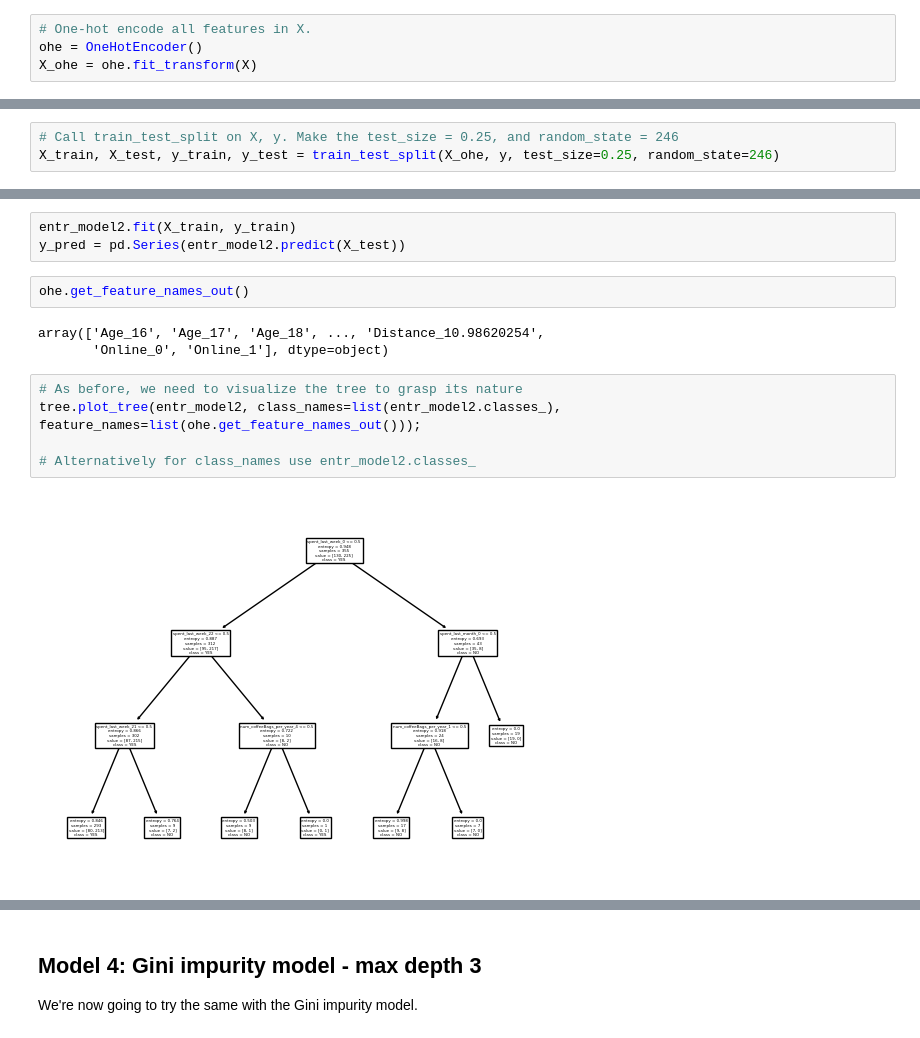
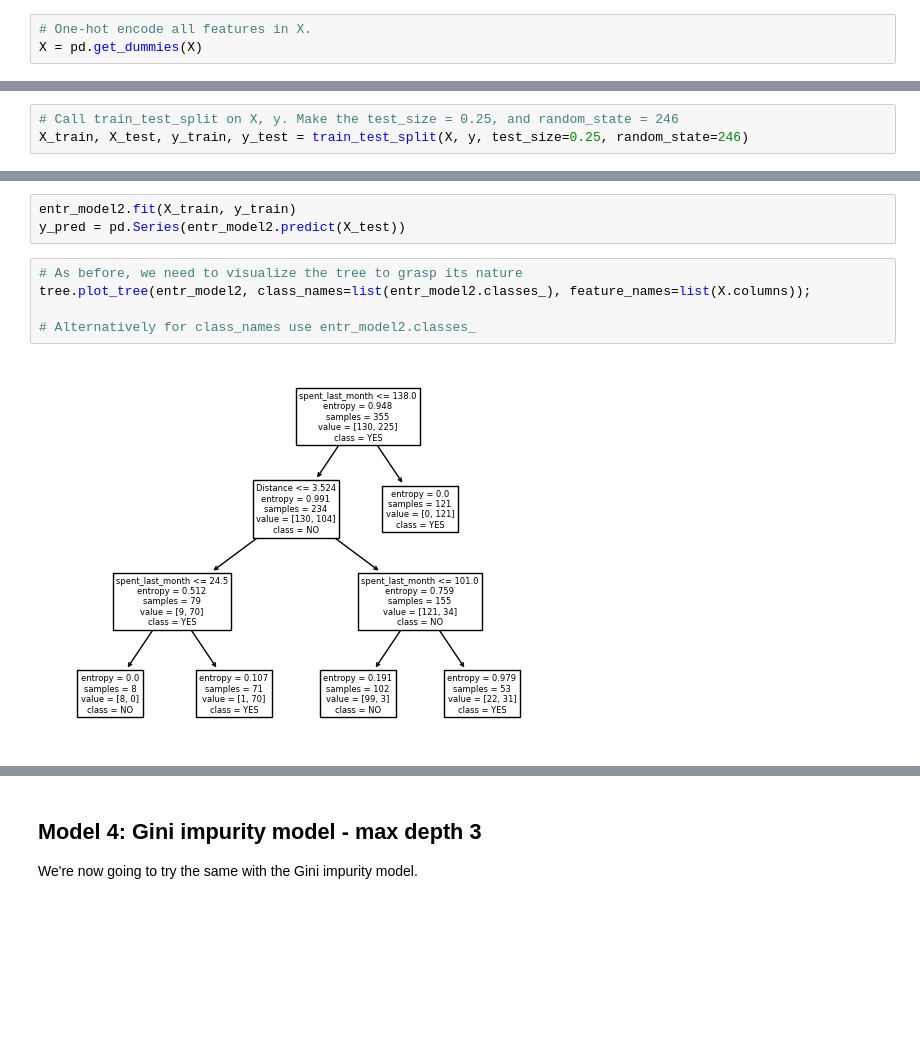
Before and after one commit to kimvonga/Springboard, a Jupyter notebook: Decision_Tree_Specialty_Coffee_Case_Study/Springboard Decision Tree Specialty Coffee Case Study - Tier 3.ipynb, the cells around one changed output, grey strips where cells are left out. Saved outputs shown, nothing was run; the diff lists cells and outputs as text; blank space fills up the shorter version.

```diff
--- a/Decision_Tree_Specialty_Coffee_Case_Study/Springboard Decision Tree Specialty Coffee Case Study - Tier 3.ipynb
+++ b/Decision_Tree_Specialty_Coffee_Case_Study/Springboard Decision Tree Specialty Coffee Case Study - Tier 3.ipynb
@@ -337,12 +335,11 @@ from sklearn.preprocessing import OneHotEncoder
 # %%
 # One-hot encode all features in X.
-ohe = OneHotEncoder()
-X_ohe = ohe.fit_transform(X)
+X = pd.get_dummies(X)
 # %% [markdown]
 ### 6. Further divide those subsets into train and test subsets for X and y respectively: X_train, X_test, y_train, y_test
 # %%
 # Call train_test_split on X, y. Make the test_size = 0.25, and random_state = 246
-X_train, X_test, y_train, y_test = train_test_split(X_ohe, y, test_size=0.25, random_state=246)
+X_train, X_test, y_train, y_test = train_test_split(X, y, test_size=0.25, random_state=246)
 # %% [markdown]
 # 3. Modelling
 It's useful to look at the scikit-learn documentation on decision trees https://scikit-learn.org/stable/modules/tree.html before launching into applying them. If you haven't seen them before, take a look at that link, in particular the section `1.10.5.`
@@ -480,15 +495,10 @@ entr_model2 = tree.DecisionTreeClassifier(max_depth=3, criterion='entropy')
 # %%
 entr_model2.fit(X_train, y_train)
 y_pred = pd.Series(entr_model2.predict(X_test))
-# %%
-ohe.get_feature_names_out()
-# %% [output]
-array(['Age_16', 'Age_17', 'Age_18', ..., 'Distance_10.98620254',
-       'Online_0', 'Online_1'], dtype=object)
 # %%
 # As before, we need to visualize the tree to grasp its nature
-tree.plot_tree(entr_model2, class_names=list(entr_model2.classes_), feature_names=list(ohe.get_feature_names_out()));
+tree.plot_tree(entr_model2, class_names=list(entr_model2.classes_), feature_names=list(X.columns));
 
 # Alternatively for class_names use entr_model2.classes_
 # %% [output]
-[figure, old version]
+[figure, new version]
```
Also changed, not shown: parts of 31 cells of this notebook.
